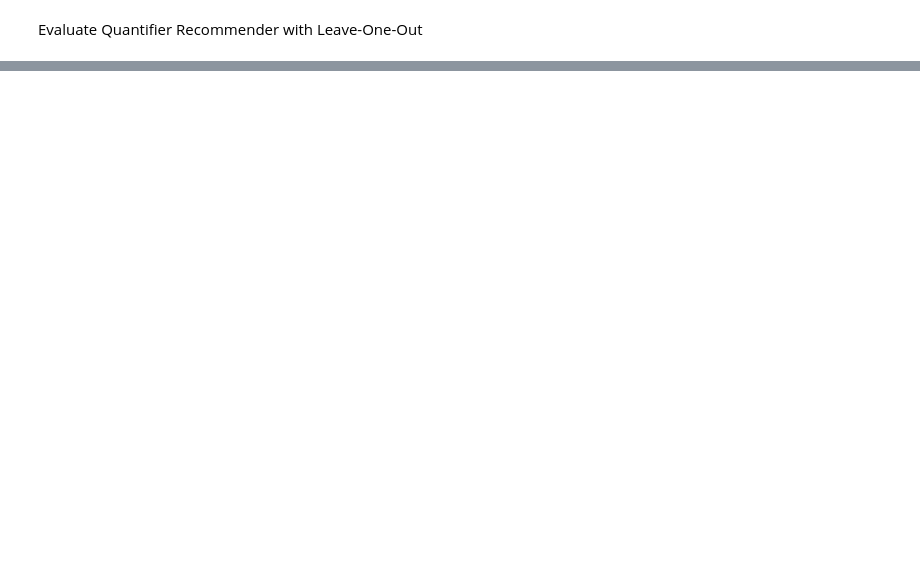
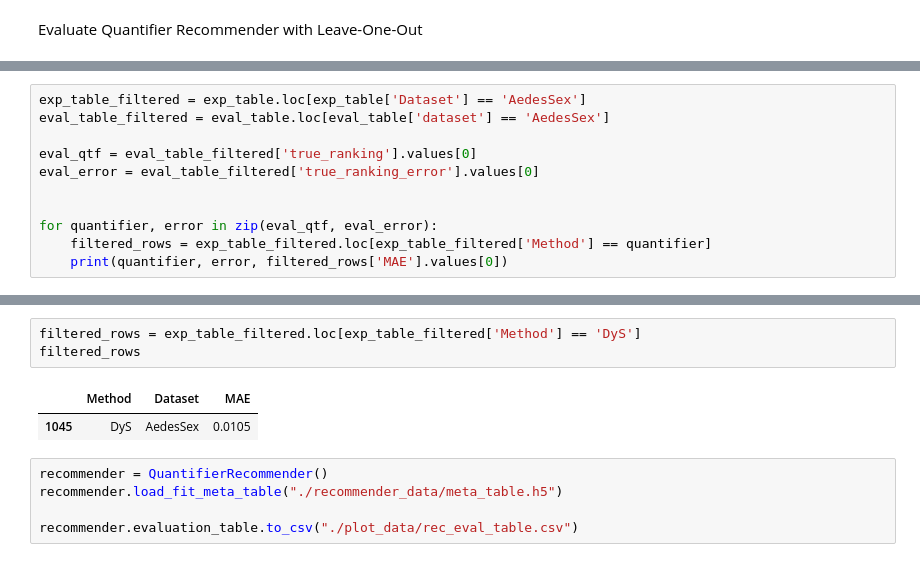
Before and after one commit to Bachega/quantifier_recommender, a Jupyter notebook: analysis.ipynb, the cells around one changed output, grey strips where cells are left out. Cells and saved outputs as stored; diff of their text form; blank space fills up the shorter version.

```diff
--- a/analysis.ipynb
+++ b/analysis.ipynb
@@ -412,0 +371,11 @@ recommender_evaluation_table['predicted_ranking']
+# %%
+exp_table_filtered = exp_table.loc[exp_table['Dataset'] == 'AedesSex']
+eval_table_filtered = eval_table.loc[eval_table['dataset'] == 'AedesSex']
+
+eval_qtf = eval_table_filtered['true_ranking'].values[0]
+eval_error = eval_table_filtered['true_ranking_error'].values[0]
+
+
+for quantifier, error in zip(eval_qtf, eval_error):
+    filtered_rows = exp_table_filtered.loc[exp_table_filtered['Method'] == quantifier]
+    print(quantifier, error, filtered_rows['MAE'].values[0])
@@ -412,0 +394,11 @@ recommender_evaluation_table['predicted_ranking']
+# %%
+filtered_rows = exp_table_filtered.loc[exp_table_filtered['Method'] == 'DyS']
+filtered_rows
+# %% [output]
+|  | Method | Dataset | MAE |
+| 1045 | DyS | AedesSex | 0.0105 |
+# %%
+recommender = QuantifierRecommender()
+recommender.load_fit_meta_table("./recommender_data/meta_table.h5")
+
+recommender.evaluation_table.to_csv("./plot_data/rec_eval_table.csv")
```
Also changed, not shown: parts of 9 cells of this notebook, 7 other files.
